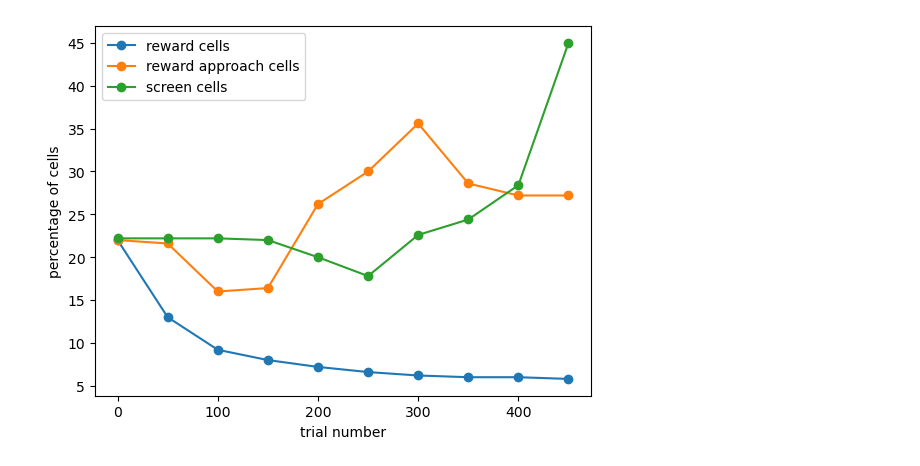
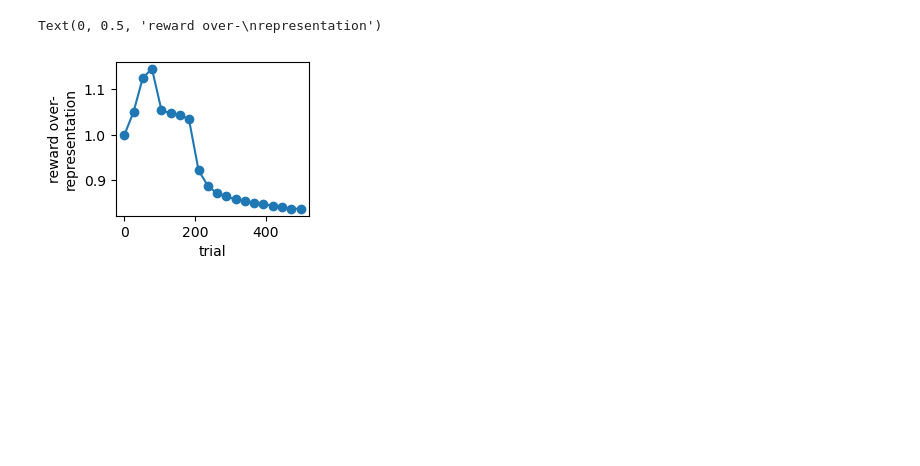
Before and after one commit to mgkumar138/backward_pf_agent, a Jupyter notebook: backward_shift_fields_policy.ipynb, the cells around one changed output. Saved outputs shown, nothing was run; the diff lists cells and outputs as text; code cells hidden in the pictures; blank space fills up the shorter version.

```diff
--- a/backward_shift_fields_policy.ipynb
+++ b/backward_shift_fields_policy.ipynb
@@ -851,12 +826,32 @@ perc_screen_cells = 100*np.array(perc_screen_cells)/num_trials
-# %%
-indices = np.arange(0, num_trials, 50)
-plt.figure()
-plt.plot(indices, perc_reward_cells[indices], marker = 'o',  label='reward cells')
-plt.plot(indices, perc_reward_approach_cells[indices], marker = 'o', label='reward approach cells')
-plt.plot(indices, perc_screen_cells[indices], marker = 'o', label='screen cells')
-plt.xlabel('trial number')
-plt.ylabel('percentage of cells')
-plt.legend(fontsize=10)
-plt.show()
-# %% [output]
-[figure, removed]
+# %%
+def get_phi(ss,lambdas, sigmas):
+    return np.exp(-(ss[None,:] - lambdas[:,None])**2 / (2 * sigmas[:,None]**2))
+# %%
+# plot number of cells at the reward location across trials
+
+rep_ratio = []
+sessions = np.linspace(0,num_trials-1, 20,dtype=int)
+for t in sessions:
+    phis = get_phi(ss, lambdas[t], sigmas[t])
+
+    reward_interval_mask = (ss >= 7) & (ss <= 8)
+    rp = np.where(np.any(phis[:, reward_interval_mask] > threshold, axis=1))[0]
+
+    screen_interval_mask = (ss >= 0.5) & (ss <= 1.5)
+    sc = np.where(np.any(phis[:, screen_interval_mask] > threshold, axis=1))[0]
+
+    approach_interval_mask = (ss > 1.5) & (ss < 7.5) #& ~reward_interval_mask
+    ra_ = np.where(np.any(phis[:, approach_interval_mask] > threshold, axis=1))[0]
+    ra = np.setdiff1d(ra_, np.union1d(rp, sc))
+
+    rep_ratio.append(len(rp))
+
+rep_ratio = np.array(rep_ratio)
+plt.figure(figsize=(2.5,2))
+plt.plot(sessions, rep_ratio/rep_ratio[0], marker='o')
+plt.xlabel('trial')
+plt.ylabel('reward over-\nrepresentation')
+# plt.savefig(f'./new_figs/reward_over_rep_policy{learn_policy}.svg',bbox_inches='tight')
+# %% [output]
+Text(0, 0.5, 'reward over-\nrepresentation')
+[figure, added]
```
Also changed, not shown: parts of 17 cells of this notebook, 24 other files.
